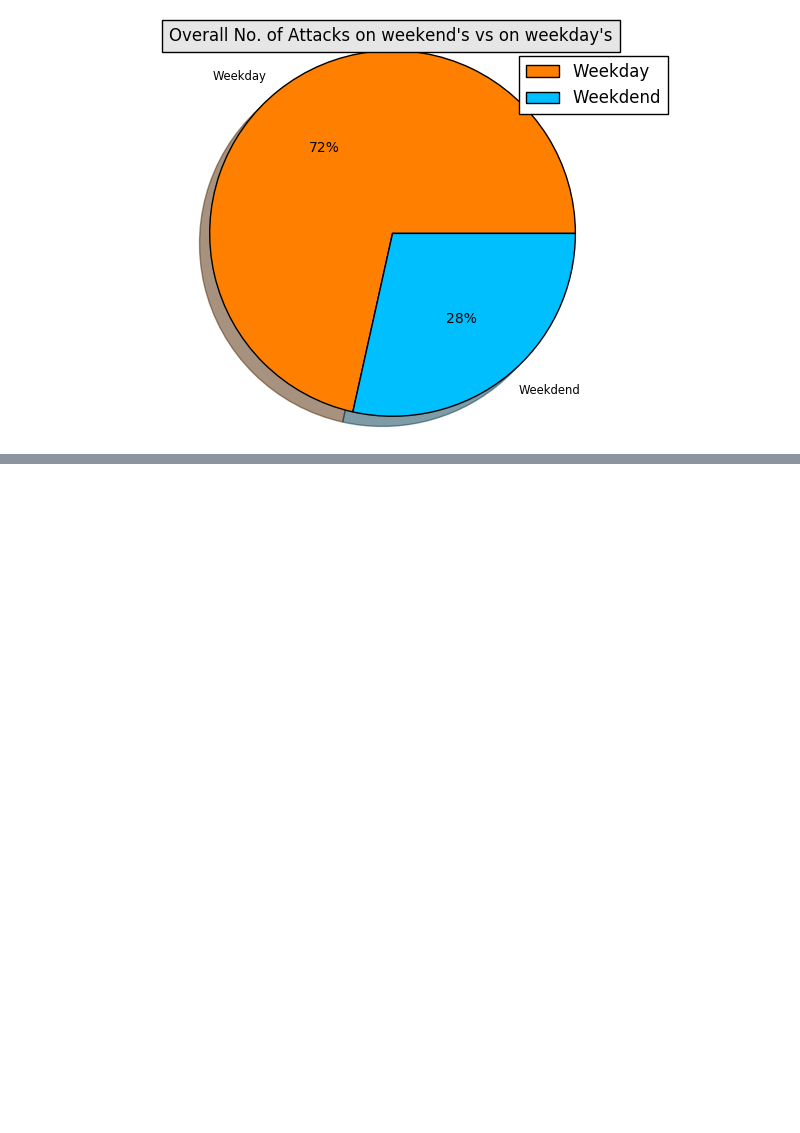
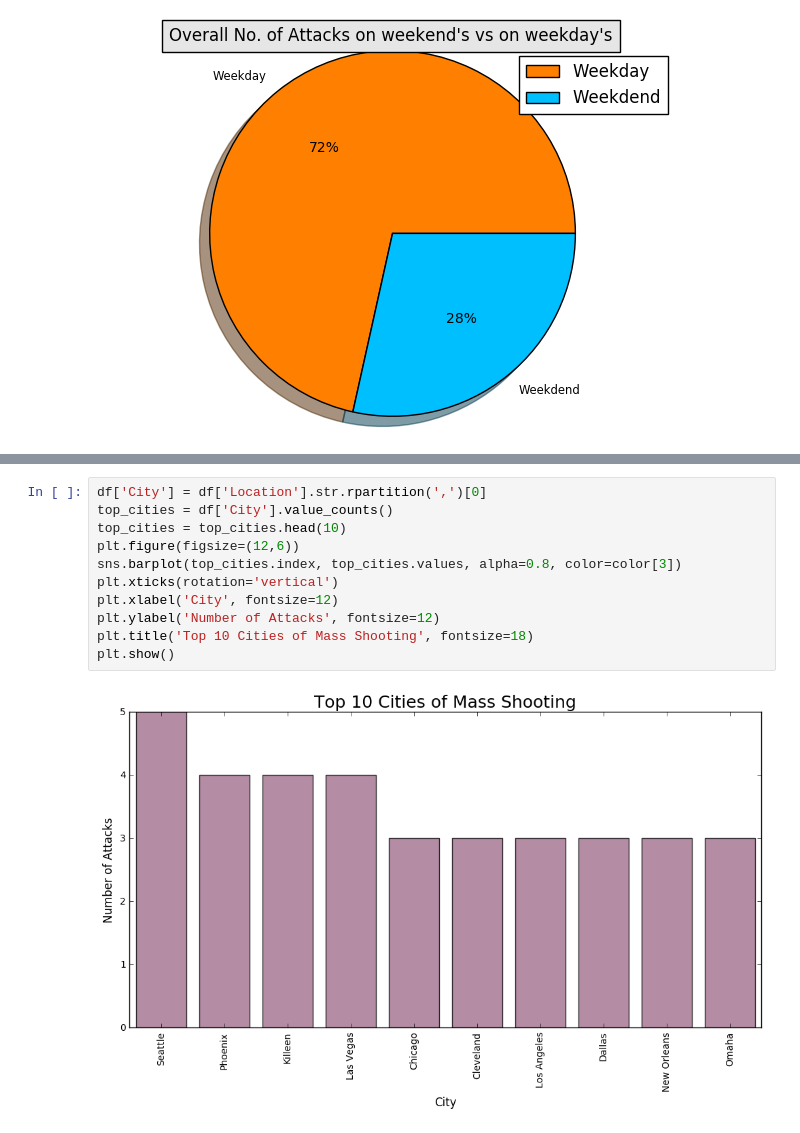
Before and after one commit to snehagodbole/US-Mass-Shootings-Data-Exploratory-Analytics, a Jupyter notebook: US Mass Shootings Data Exploratory Analytics.ipynb, the cells around one changed output, grey strips where cells are left out. Saved outputs shown, nothing was run; the diff lists cells and outputs as text; blank space fills up the shorter version.

```diff
--- a/US Mass Shootings Data Exploratory Analytics.ipynb
+++ b/US Mass Shootings Data Exploratory Analytics.ipynb
@@ -156,0 +121,13 @@ converting an array with ndim > 0 to an index will result in an error in the fut
+# %%
+df['City'] = df['Location'].str.rpartition(',')[0]
+top_cities = df['City'].value_counts()
+top_cities = top_cities.head(10)
+plt.figure(figsize=(12,6))
+sns.barplot(top_cities.index, top_cities.values, alpha=0.8, color=color[3])
+plt.xticks(rotation='vertical')
+plt.xlabel('City', fontsize=12)
+plt.ylabel('Number of Attacks', fontsize=12)
+plt.title('Top 10 Cities of Mass Shooting', fontsize=18)
+plt.show()
+# %% [output]
+[figure, added]
```
Also changed, not shown: parts of 5 cells of this notebook.
